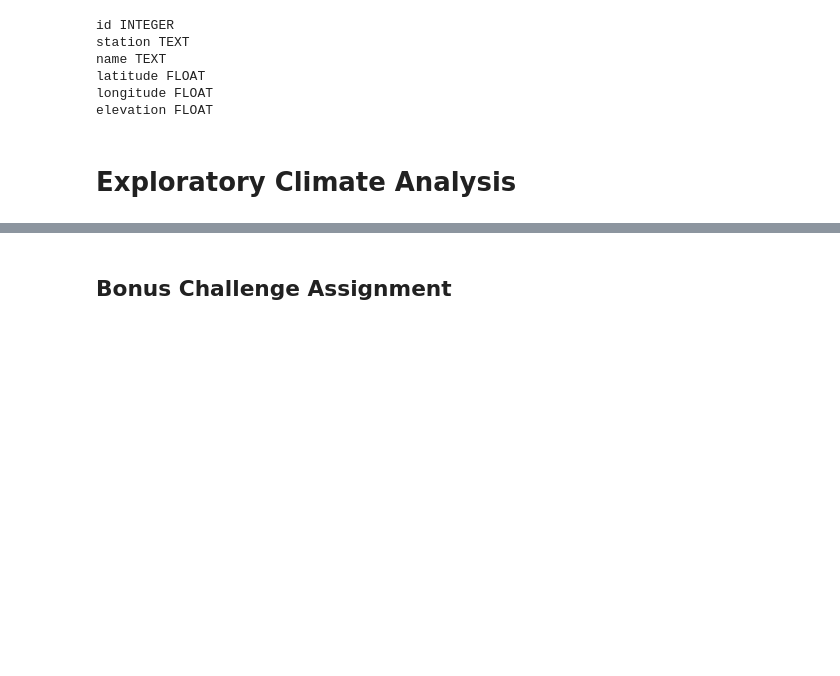
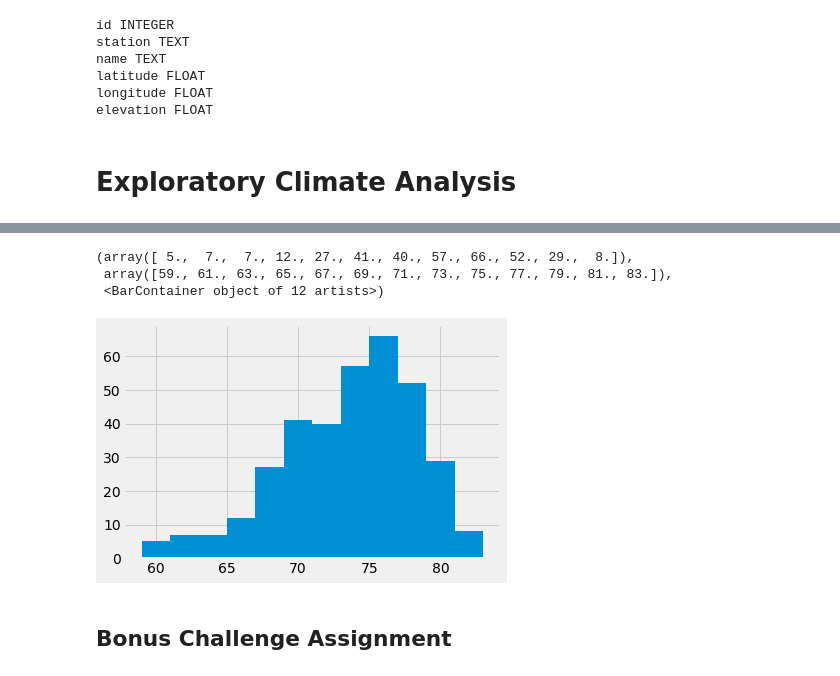
Before and after one commit to Jen-Dean/sqlalchemy-challenge, a Jupyter notebook: climate_starter.ipynb, the cells around one changed output, grey strips where cells are left out. Drawn from its saved outputs; the diff is of its cells as text; code cells hidden in the pictures; blank space fills up the shorter version.

```diff
--- a/climate_starter.ipynb
+++ b/climate_starter.ipynb
@@ -109,0 +235,5 @@ TypeError: unsupported operand type(s) for +: 'float' and 'NoneType'
+# %%
+#Design a query to retrieve the last 12 months of temperature observation data (TOBS) for the most active station.
+tobs = session.query(Measurement.tobs).\
+    filter(Measurement.station == 'USC00519281').\
+    filter(Measurement.date > previous_date).all()
@@ -109,0 +260,9 @@ TypeError: unsupported operand type(s) for +: 'float' and 'NoneType'
+# %%
+tob_list = []
+
+for tob in tobs:
+    tob_list.append(tob[0])
+
+#tob_list = [tob[0] for tob in tobs]
+
+tob_list
@@ -110,3 +287,10 @@ TypeError: unsupported operand type(s) for +: 'float' and 'NoneType'
+# %%
+plt.hist(tob_list, bins=12)
+# %% [output]
+(array([ 5.,  7.,  7., 12., 27., 41., 40., 57., 66., 52., 29.,  8.]),
+ array([59., 61., 63., 65., 67., 69., 71., 73., 75., 77., 79., 81., 83.]),
+ <BarContainer object of 12 artists>)
+[figure, added]
 # %%
 # Using the station id from the previous query, calculate the lowest temperature recorded,
 # highest temperature recorded, and average temperature of the most active station?
```
Also changed, not shown: parts of 17 cells of this notebook, 1 other file.
